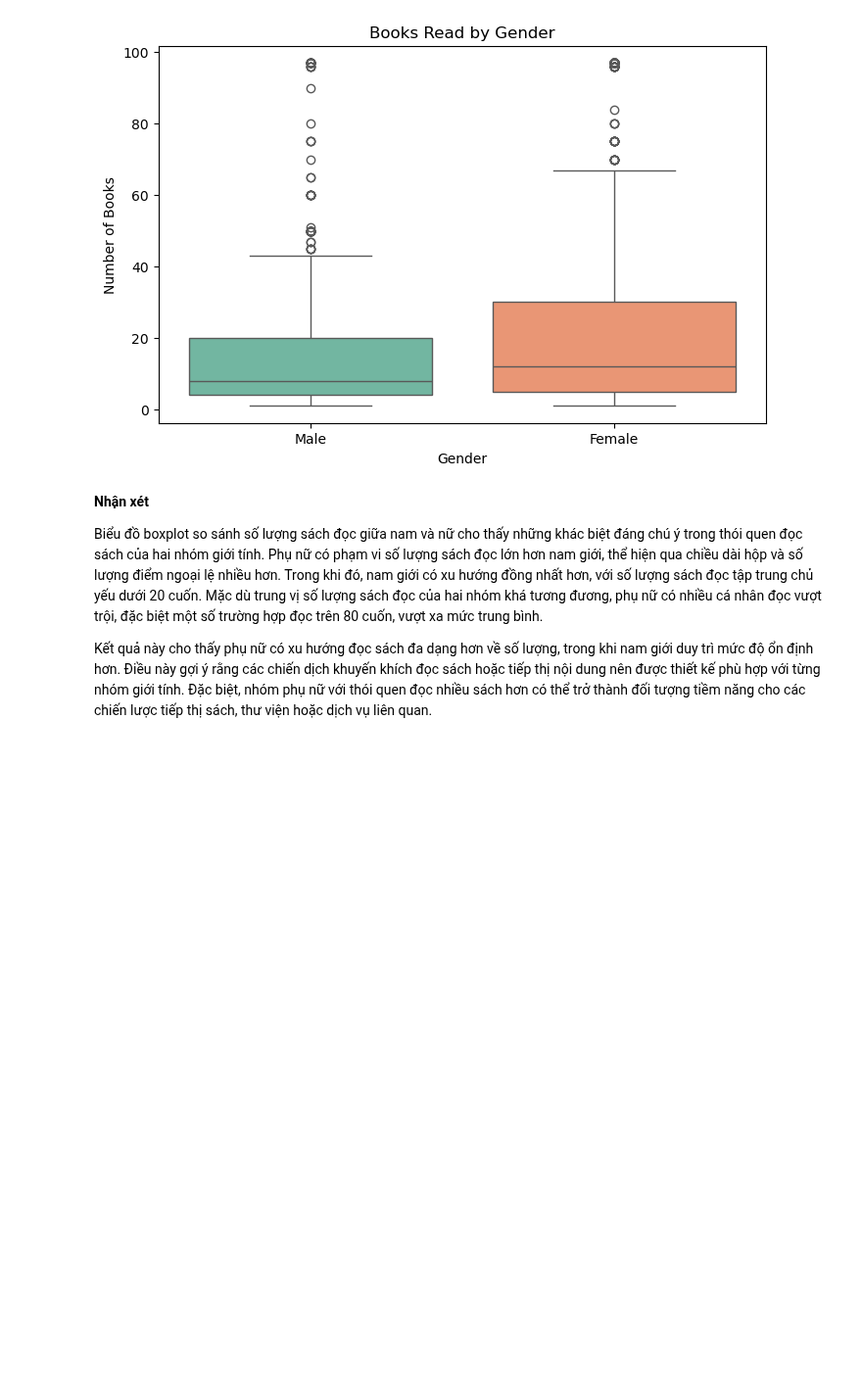
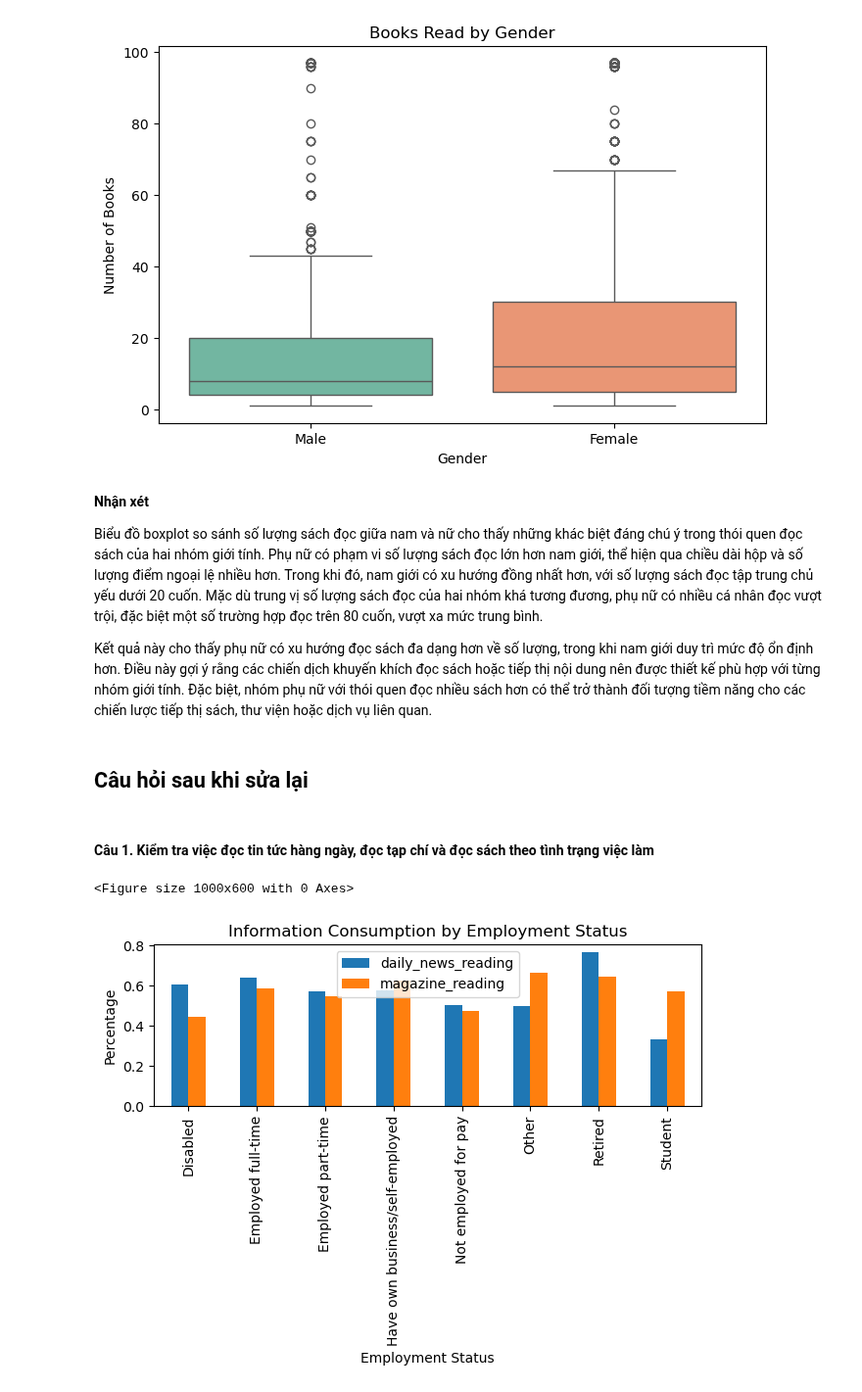
Before and after one commit to neyngnn/LTKHDL, a Jupyter notebook: notebook/Eda.ipynb, the cells around one changed output. Shown at 98% size. Cells and saved outputs as stored; diff of their text form; code cells hidden in the pictures; blank space fills up the shorter version.

```diff
--- a/notebook/Eda.ipynb
+++ b/notebook/Eda.ipynb
@@ -127,3 +127,25 @@ plt.show()
 Biểu đồ boxplot so sánh số lượng sách đọc giữa nam và nữ cho thấy những khác biệt đáng chú ý trong thói quen đọc sách của hai nhóm giới tính. Phụ nữ có phạm vi số lượng sách đọc lớn hơn nam giới, thể hiện qua chiều dài hộp và số lượng điểm ngoại lệ nhiều hơn. Trong khi đó, nam giới có xu hướng đồng nhất hơn, với số lượng sách đọc tập trung chủ yếu dưới 20 cuốn. Mặc dù trung vị số lượng sách đọc của hai nhóm khá tương đương, phụ nữ có nhiều cá nhân đọc vượt trội, đặc biệt một số trường hợp đọc trên 80 cuốn, vượt xa mức trung bình.
 
 Kết quả này cho thấy phụ nữ có xu hướng đọc sách đa dạng hơn về số lượng, trong khi nam giới duy trì mức độ ổn định hơn. Điều này gợi ý rằng các chiến dịch khuyến khích đọc sách hoặc tiếp thị nội dung nên được thiết kế phù hợp với từng nhóm giới tính. Đặc biệt, nhóm phụ nữ với thói quen đọc nhiều sách hơn có thể trở thành đối tượng tiềm năng cho các chiến lược tiếp thị sách, thư viện hoặc dịch vụ liên quan.
+# %% [markdown]
+## Câu hỏi sau khi sửa lại
+# %% [markdown]
+#### Câu 1. Kiểm tra việc đọc tin tức hàng ngày, đọc tạp chí và đọc sách theo tình trạng việc làm
+# %%
+info_consumption = pd.DataFrame({
+        'daily_news_reading': df.groupby('employment_status')['read_daily_news'].apply(lambda x: (x == 'Yes').mean()),
+        'magazine_reading': df.groupby('employment_status')['read_magazines_journals'].apply(lambda x: (x == 'Yes').mean()),
+        'book_reading': df.groupby('employment_status')['books_read_last_12m'].mean()
+    }).reset_index()
+
+# Visualization
+plt.figure(figsize=(10, 6))
+info_consumption.plot(x='employment_status', y=['daily_news_reading', 'magazine_reading'], kind='bar')
+plt.title('Information Consumption by Employment Status')
+plt.xlabel('Employment Status')
+plt.ylabel('Percentage')
+plt.tight_layout()
+plt.show()
+# %% [output]
+<Figure size 1000x600 with 0 Axes>
+[figure, added]
```
